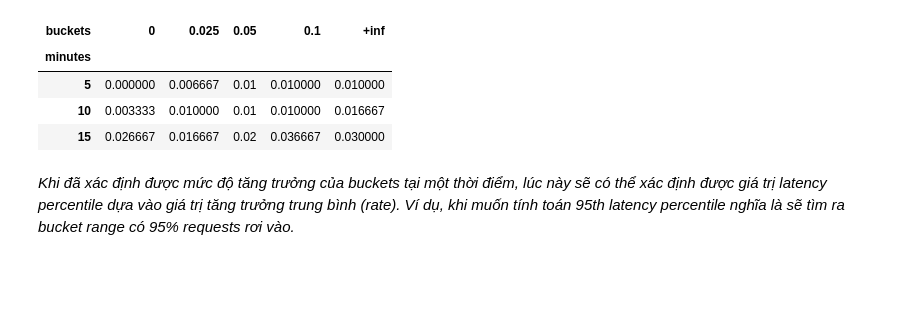
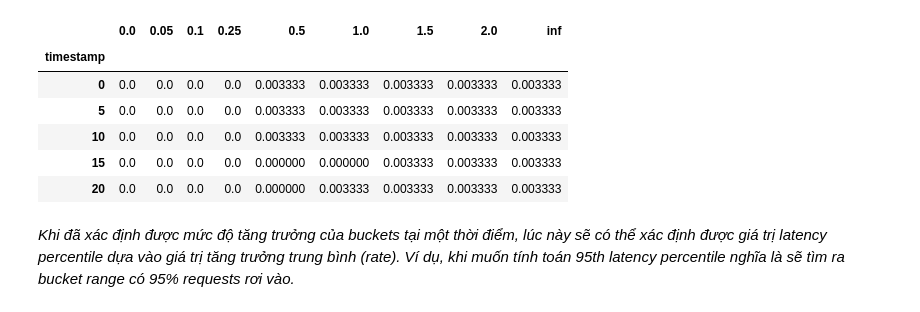
Before and after one commit to vuvietnguyenit/latency_reques_cal, a Jupyter notebook: notebooks/explain.ipynb, the cells around one changed output. Drawn from its saved outputs; the diff is of its cells as text; code cells hidden in the pictures; blank space fills up the shorter version.

```diff
--- a/notebooks/explain.ipynb
+++ b/notebooks/explain.ipynb
@@ -9,7 +9,7 @@ warnings.simplefilter(action='ignore', category=RuntimeWarning)
 pd.options.mode.chained_assignment = None
 # %%
 DATA = []
-BUCKETS = [0, 0.05, 0.1, 0.25, 0.5, np.Inf]
+BUCKETS = [0, 0.05, 0.1, 0.25, 0.5, 1, 1.5, 2, np.Inf]
 # %%
 import json
 
@@ -73,0 +39,35 @@ df
+# %%
+from datetime import datetime
+from typing import Dict
+
+# Bucketing
+def bucketing(duration_time):
+    res = []
+    for bucket in BUCKETS:
+        if duration_time <= bucket:
+            res.append(bucket)
+    return res
+
+raw_df["buckets"] = raw_df["duration_time"].apply(lambda x: bucketing(x))
+data = []
+def bins_value(row, bins_dict: Dict):
+    # unwind data from list
+    buckets = row['buckets']
+    for le in buckets:
+        if le in bins_dict:
+            bins_dict[le] += 1
+    bins_series = pd.Series(
+        data=bins_dict, index=bins_dict.keys()  # type: ignore
+    )
+    # Join two series
+    new_row = pd.concat([row, bins_series])
+    data.append(new_row.to_dict())
+    return new_row
+
+bins_dict = {k: 0 for k in BUCKETS}
+raw_df.apply(lambda x: bins_value(x, bins_dict), axis=1)
+bucket_df = pd.DataFrame(data=data).drop(columns=['buckets', 'request_id'])
+# Re format timestamp to  "%d/%m/%Y, %H:%M:%S"
+bucket_df['timestamp'] = bucket_df['timestamp'].apply(lambda x: datetime.strptime(x, "%d/%m/%Y, %H:%M:%S"))
+bucket_df['timestamp'] = pd.to_datetime(bucket_df["timestamp"], unit="ms", utc=True).map(lambda x: x.tz_convert('Asia/Ho_Chi_Minh')).apply(lambda x: x.minute)
+bucket_df
@@ -147,13 +166,17 @@ _Vì các time interval input là đa dạng (m,s,h,d) nên Prometheus lấy đ
 # %%
+
 # Calculate rate(5m)
-first_row = df.iloc[0].to_dict()
-df[buckets].diff().fillna(first_row) / (5 * 60)
+first_row = bucket_df.iloc[0].to_dict()
+bucket_df_rate = bucket_df.set_index('timestamp')[BUCKETS].diff().fillna(first_row) / (5 * 60)
+bucket_df_rate.head()
 # %% [output]
-| buckets | 0 | 0.025 | 0.05 | 0.1 | +inf |
-| minutes |  |  |  |  |  |
-| 5 | 0.000000 | 0.006667 | 0.01 | 0.010000 | 0.010000 |
-| 10 | 0.003333 | 0.010000 | 0.01 | 0.010000 | 0.016667 |
-| 15 | 0.026667 | 0.016667 | 0.02 | 0.036667 | 0.030000 |
+|  | 0.0 | 0.05 | 0.1 | 0.25 | 0.5 | 1.0 | 1.5 | 2.0 | inf |
+| timestamp |  |  |  |  |  |  |  |  |  |
+| 0 | 0.0 | 0.0 | 0.0 | 0.0 | 0.003333 | 0.003333 | 0.003333 | 0.003333 | 0.003333 |
+| 5 | 0.0 | 0.0 | 0.0 | 0.0 | 0.003333 | 0.003333 | 0.003333 | 0.003333 | 0.003333 |
+| 10 | 0.0 | 0.0 | 0.0 | 0.0 | 0.003333 | 0.003333 | 0.003333 | 0.003333 | 0.003333 |
+| 15 | 0.0 | 0.0 | 0.0 | 0.0 | 0.000000 | 0.000000 | 0.003333 | 0.003333 | 0.003333 |
+| 20 | 0.0 | 0.0 | 0.0 | 0.0 | 0.000000 | 0.003333 | 0.003333 | 0.003333 | 0.003333 |
 # %% [markdown]
 _Khi đã xác định được mức độ tăng trưởng của buckets tại một thời điểm, lúc này sẽ có thể xác định được giá trị latency percentile dựa vào giá trị tăng trưởng trung bình (rate). Ví dụ, khi muốn tính toán 95th latency percentile nghĩa là sẽ tìm ra bucket range có 95% requests rơi vào._
 # %% [markdown]
```
Also changed, not shown: parts of 16 cells of this notebook, 1 other file.
